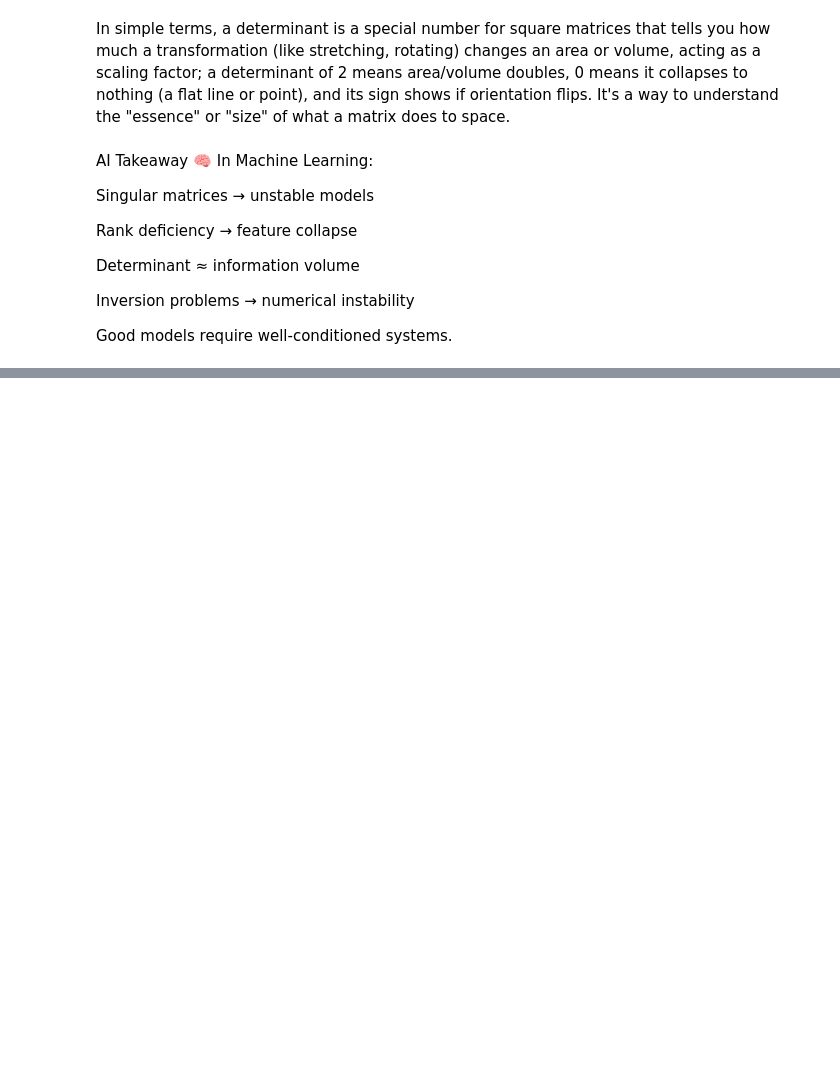
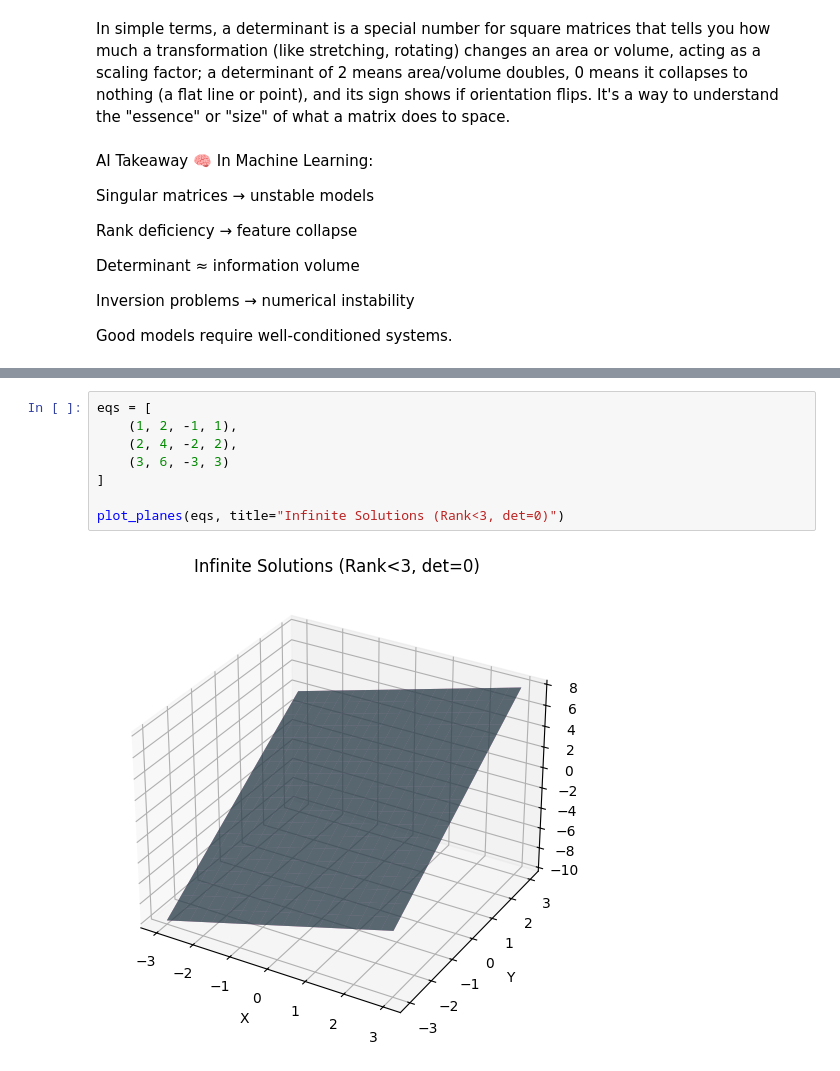
Before and after one commit to databyhuseyn/sideProjects, a Jupyter notebook: LinearAlgebraFull.ipynb, the cells around one changed output, grey strips where cells are left out. Saved outputs shown, nothing was run; the diff lists cells and outputs as text; blank space fills up the shorter version.

```diff
--- a/LinearAlgebraFull.ipynb
+++ b/LinearAlgebraFull.ipynb
@@ -195,0 +355,10 @@ Good models require well-conditioned systems.
+# %%
+eqs = [
+    (1, 2, -1, 1),
+    (2, 4, -2, 2),
+    (3, 6, -3, 3)
+]
+
+plot_planes(eqs, title="Infinite Solutions (Rank<3, det=0)")
+# %% [output]
+[figure, added]
```
Also changed, not shown: parts of 37 cells of this notebook.
